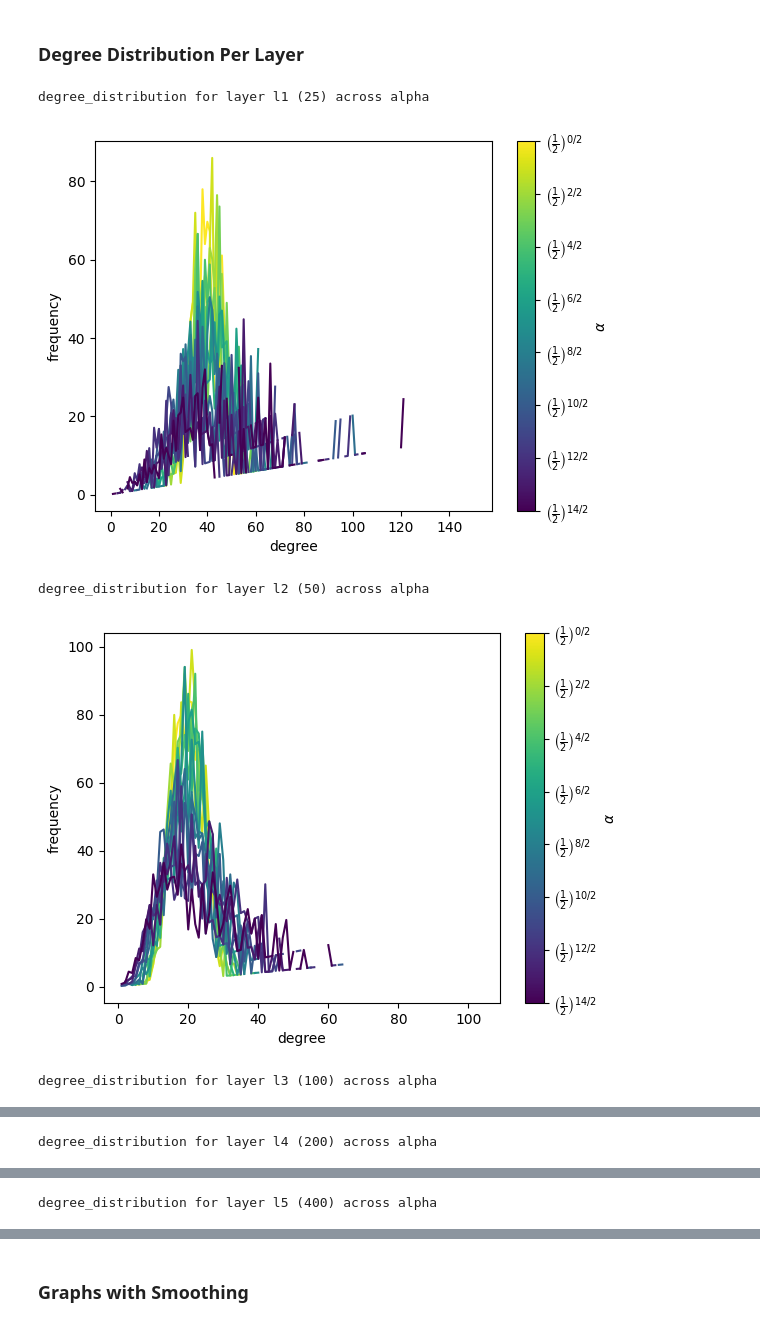
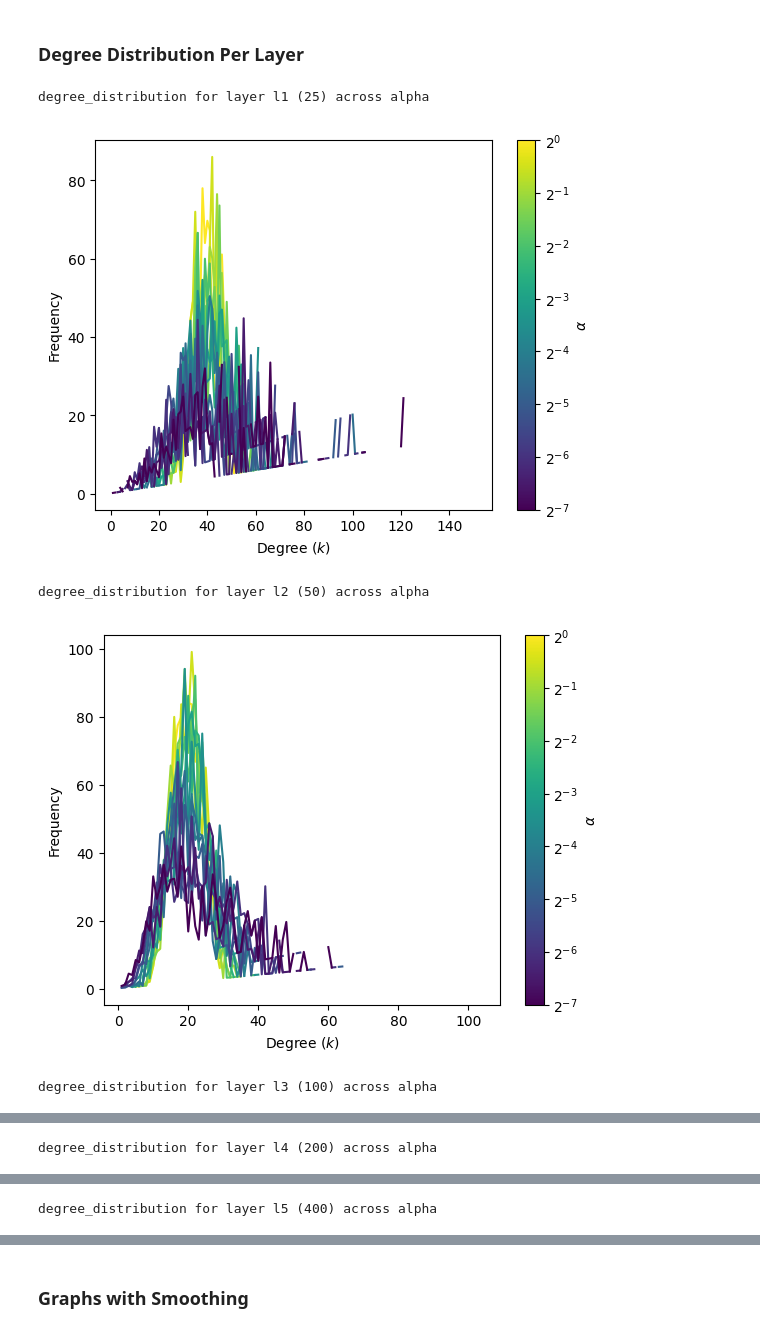
Before and after one commit to IrinaMonaEpure/MARS, a Jupyter notebook: notebooks/draft_experiments.ipynb, the cells around one changed output, grey strips where cells are left out. Cells and saved outputs as stored; diff of their text form; code cells hidden in the pictures.

Commit message:
Plot fixes

```diff
--- a/notebooks/draft_experiments.ipynb
+++ b/notebooks/draft_experiments.ipynb
@@ -73,15 +75,17 @@ ticks = [(1/2)**(i/2) for i in tick_is]
 # %%
 prop_labels = {
-    PropertyEnum.TRIANGLES: r"$\tau$",
-    PropertyEnum.AVERAGE_DEGREE: r"$\kappa$",
-    PropertyEnum.AVERAGE_DEGREE_PER_LAYER: r"$\kappa^\ell$",
-    PropertyEnum.DENSITY: r"$\rho$",
-    PropertyEnum.DENSITY_PER_LAYER: r"$\rho^\ell$",
-    PropertyEnum.DEGREE_DISTRIBUTION: "degree", #
-    PropertyEnum.DEGREE_DISTRIBUTION_PER_LAYER: "degree", #
-    PropertyEnum.EMBEDDEDNESS_DISTRIBUTION: "embededdness", #
-    PropertyEnum.LOCAL_CLUSTERING_DISTRIBUTION: "local clustering", #
-    PropertyEnum.EDGE_LENGTH_DISTRIBUTION: "edge length", #
+    PropertyEnum.TRIANGLES: r"Number of triangles ($\tau$)",
+    PropertyEnum.AVERAGE_DEGREE: r"Average degree ($\kappa$)",
+    PropertyEnum.AVERAGE_DEGREE_PER_LAYER: r"Average degree for layer ($\kappa^\ell$)",
+    PropertyEnum.DENSITY: r"Density ($\rho$)",
+    PropertyEnum.DENSITY_PER_LAYER: r"Density for layer ($\rho^\ell$)",
+    PropertyEnum.DEGREE_DISTRIBUTION: rf"Degree ($\mathit{{k}}$)",
+    PropertyEnum.DEGREE_DISTRIBUTION_PER_LAYER: rf"Degree ($\mathit{{k}}$)",
+    #PropertyEnum.EMBEDDEDNESS_DISTRIBUTION: "Embededdness",
+    PropertyEnum.LOCAL_CLUSTERING_DISTRIBUTION: rf"Local clustering coefficient ($\mathit{{c}}$)",
+    PropertyEnum.AVERAGE_LOCAL_CLUSTERING: rf"Average local clustering coefficient ($\bar{{c}}$)",
+    PropertyEnum.GLOBAL_CLUSTERING: rf"Global clustering coefficient ($\mathit{{C}}$)",
+    PropertyEnum.EDGE_LENGTH_DISTRIBUTION: "Edge length",
 }
 
 alpha_label = r"$\alpha$"
@@ -191,7 +195,7 @@ for prop in per_layer_props:
         )
 
     #ax.set_title(f"{label} vs {alpha_label} by layer")
-    ax.set_xlabel(alpha_label)
+    ax.set_xlabel(f"Alpha ({alpha_label})")
     label = prop_labels.get(prop, prop.name.lower())
     ax.set_ylabel(label)
 
@@ -213,7 +217,7 @@ density_per_layer vs alpha
 # %%
 distribution_props = [
     PropertyEnum.DEGREE_DISTRIBUTION,
-    PropertyEnum.EMBEDDEDNESS_DISTRIBUTION,
+    #PropertyEnum.EMBEDDEDNESS_DISTRIBUTION,
     PropertyEnum.LOCAL_CLUSTERING_DISTRIBUTION,
     PropertyEnum.EDGE_LENGTH_DISTRIBUTION,
 ]
@@ -269,14 +273,14 @@ for prop in distribution_props:
     cbar.set_ticks(ticks)
 
     cbar.set_ticklabels([
-        rf"$\left(\frac{{1}}{{2}}\right)^{{{i//2}}}$"
+        rf"$2^{{{-i//2}}}$"
         for i in tick_is
     ])
 
     #ax.set_title(f"{prop.name.lower()} across alpha values")
     label = prop_labels.get(prop, prop.name.lower())
     ax.set_xlabel(label)
-    ax.set_ylabel("frequency")
+    ax.set_ylabel("Frequency")
     #plt.xscale("log")
     #plt.yscale("log")
 
@@ -351,16 +353,20 @@ for prop in distribution_props_log:
     cbar.set_ticks(ticks)
 
     cbar.set_ticklabels([
-        rf"$\left(\frac{{1}}{{2}}\right)^{{{i//2}}}$"
+        rf"$2^{{{-i//2}}}$"
         for i in tick_is
     ])
 
     #ax.set_title(f"{prop.name.lower()} across alpha values")
     label = prop_labels.get(prop, prop.name.lower())
     ax.set_xlabel(label)
-    ax.set_ylabel("frequency")
+    ax.set_ylabel("Frequency")
     plt.xscale("log")
     plt.yscale("log")
+    ax.set_xticks(log_ticks)
+    ax.set_yticks(log_ticks)
+    ax.set_xticklabels([str(t) for t in log_ticks])
+    ax.set_yticklabels([str(t) for t in log_ticks])
 
     plt.savefig(
         plot_dir / f"{prop.name.lower()}_all_alpha_log.png",
@@ -419,37 +425,37 @@ for layer_idx, layer_label in enumerate(cfg.network.layer_labels):
 
     sm = cm.ScalarMappable(
         cmap=cmap,
         norm=norm,
     )
 
     sm.set_array([])
 
     cbar = fig.colorbar(sm, ax=ax)
 
     cbar.set_label(alpha_label)
 
     cbar.set_ticks(ticks)
 
     cbar.set_ticklabels([
-        rf"$\left(\frac{{1}}{{2}}\right)^{{{j}/2}}$"
+        rf"$2^{{{-j//2}}}$"
         for j in range(0, 15, 2)
     ])
 
     #ax.set_title(f"degree_distribution for layer "f"{layer_label} ({layer_sizes[layer_idx]}) across alpha")
 
-    ax.set_xlabel("degree")
-    ax.set_ylabel("frequency")
+    ax.set_xlabel(rf"Degree ($\mathit{{k}}$)")
+    ax.set_ylabel("Frequency")
 
     plt.savefig(
         plot_dir /
         f"degree_distribution_layer_{layer_label}_all_alpha.png",
         bbox_inches="tight",
     )
 
     plt.show()
 # %% [output]
 degree_distribution for layer l1 (25) across alpha
-[figure, old version]
+[figure, new version]
 degree_distribution for layer l2 (50) across alpha
-[figure, old version]
+[figure, new version]
 degree_distribution for layer l3 (100) across alpha
```
Also changed, not shown: parts of 10 cells of this notebook.
